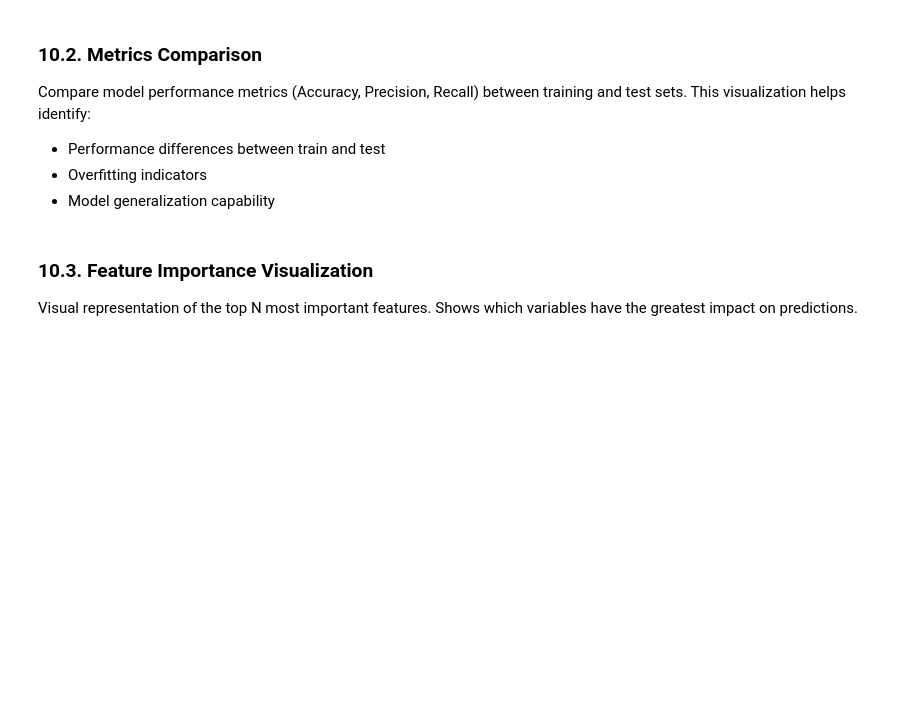
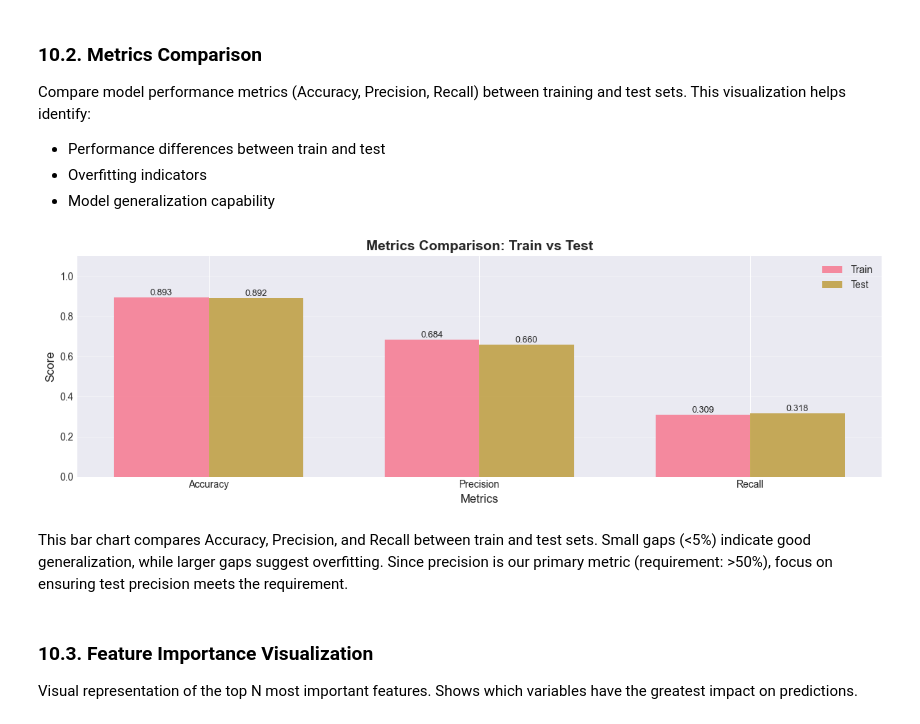
Before and after one commit to MuketaUeda/TaskException, a Jupyter notebook: notebook/model.ipynb, the cells around one changed output. Saved outputs shown, nothing was run; the diff lists cells and outputs as text; code cells hidden in the pictures; blank space fills up the shorter version.

```diff
--- a/notebook/model.ipynb
+++ b/notebook/model.ipynb
@@ -52,3 +296,13 @@ Train an XGBoost classifier with precision-focused hyperparameters. The model us
 - Class weight balancing for imbalanced datasets
 
 **Case Requirement**: Focus on precision > 50% (prioritize precision over recall).
+# %%
+print("="*80)
+print("SECTION 6: MODEL TRAINING")
+print("="*80)
+# Train XGBoost model with precision-focused hyperparameters
+model, training_history = train_xgboost(
+    X_train, y_train, X_test, y_test,
+    focus_precision=True,
+    verbose=True
+)
@@ -61,3 +429,14 @@ Evaluate the model performance on both training and test sets. Calculate key met
 - **Recall**: Of actual RED cases, how many were predicted?
 
 Verify if the case requirement (Precision > 50%) is met.
+# %%
+print("="*80)
+print("SECTION 7: MODEL EVALUATION")
+print("="*80)
+# Evaluate model performance on train and test sets
+optimal_threshold = 0.840
+metrics = evaluate_model(
+    model, X_train, y_train, X_test, y_test,
+    threshold=optimal_threshold,  # Use optimal threshold from training
+    verbose=True
+)
@@ -198,6 +647,16 @@ Compare model performance metrics (Accuracy, Precision, Recall) between training
 - Performance differences between train and test
 - Overfitting indicators
 - Model generalization capability
+# %%
+plot_metrics_comparison(
+    metrics['train'],
+    metrics['test'],
+    figsize=(12, 4)
+)
+# %% [output]
+[figure, added]
+# %% [markdown]
+This bar chart compares Accuracy, Precision, and Recall between train and test sets. Small gaps (<5%) indicate good generalization, while larger gaps suggest overfitting. Since precision is our primary metric (requirement: >50%), focus on ensuring test precision meets the requirement.
 # %% [markdown]
 ### 10.3. Feature Importance Visualization
 
```
Also changed, not shown: parts of 29 cells of this notebook, 5 other files.
